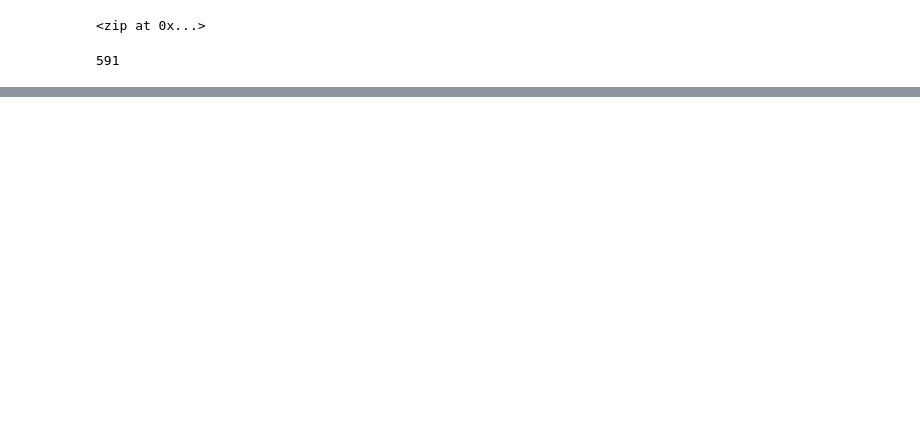
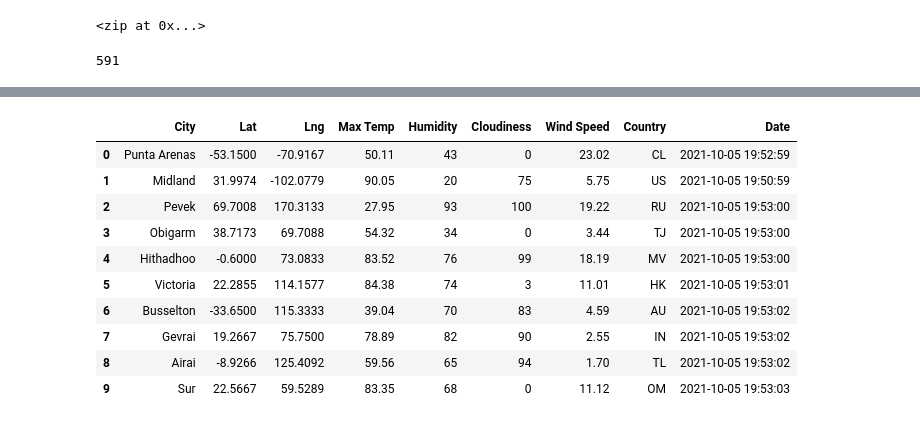
Before and after one commit to Sho24/World_Weather_Analysis, a Jupyter notebook: WeatherPy.ipynb, the cells around one changed output, grey strips where cells are left out. Drawn from its saved outputs; the diff is of its cells as text; code cells hidden in the pictures; blank space fills up the shorter version.

```diff
--- a/WeatherPy.ipynb
+++ b/WeatherPy.ipynb
@@ -31,0 +40,8 @@ len(cities)
+# %%
+# Import the requests library.
+import requests
+
+# Import the API key.
+from config import weather_api_key
+
+url = "http://api.openweathermap.org/data/2.5/weather?units=Imperial&APPID=" + weather_api_key
@@ -31,0 +126,16 @@ len(cities)
+# %%
+# Convert the array of dictionaries to a Pandas DataFrame.
+city_data_df = pd.DataFrame(city_data)
+city_data_df.head(10)
+# %% [output]
+|  | City | Lat | Lng | Max Temp | Humidity | Cloudiness | Wind Speed | Country | Date |
+| 0 | Punta Arenas | -53.1500 | -70.9167 | 50.11 | 43 | 0 | 23.02 | CL | 2021-10-05 19:52:59 |
+| 1 | Midland | 31.9974 | -102.0779 | 90.05 | 20 | 75 | 5.75 | US | 2021-10-05 19:50:59 |
+| 2 | Pevek | 69.7008 | 170.3133 | 27.95 | 93 | 100 | 19.22 | RU | 2021-10-05 19:53:00 |
+| 3 | Obigarm | 38.7173 | 69.7088 | 54.32 | 34 | 0 | 3.44 | TJ | 2021-10-05 19:53:00 |
+| 4 | Hithadhoo | -0.6000 | 73.0833 | 83.52 | 76 | 99 | 18.19 | MV | 2021-10-05 19:53:00 |
+| 5 | Victoria | 22.2855 | 114.1577 | 84.38 | 74 | 3 | 11.01 | HK | 2021-10-05 19:53:01 |
+| 6 | Busselton | -33.6500 | 115.3333 | 39.04 | 70 | 83 | 4.59 | AU | 2021-10-05 19:53:02 |
+| 7 | Gevrai | 19.2667 | 75.7500 | 78.89 | 82 | 90 | 2.55 | IN | 2021-10-05 19:53:02 |
+| 8 | Airai | -8.9266 | 125.4092 | 59.56 | 65 | 94 | 1.70 | TL | 2021-10-05 19:53:02 |
+| 9 | Sur | 22.5667 | 59.5289 | 83.35 | 68 | 0 | 11.12 | OM | 2021-10-05 19:53:03 |
```
Also changed, not shown: parts of 5 cells of this notebook, 4 other files.
